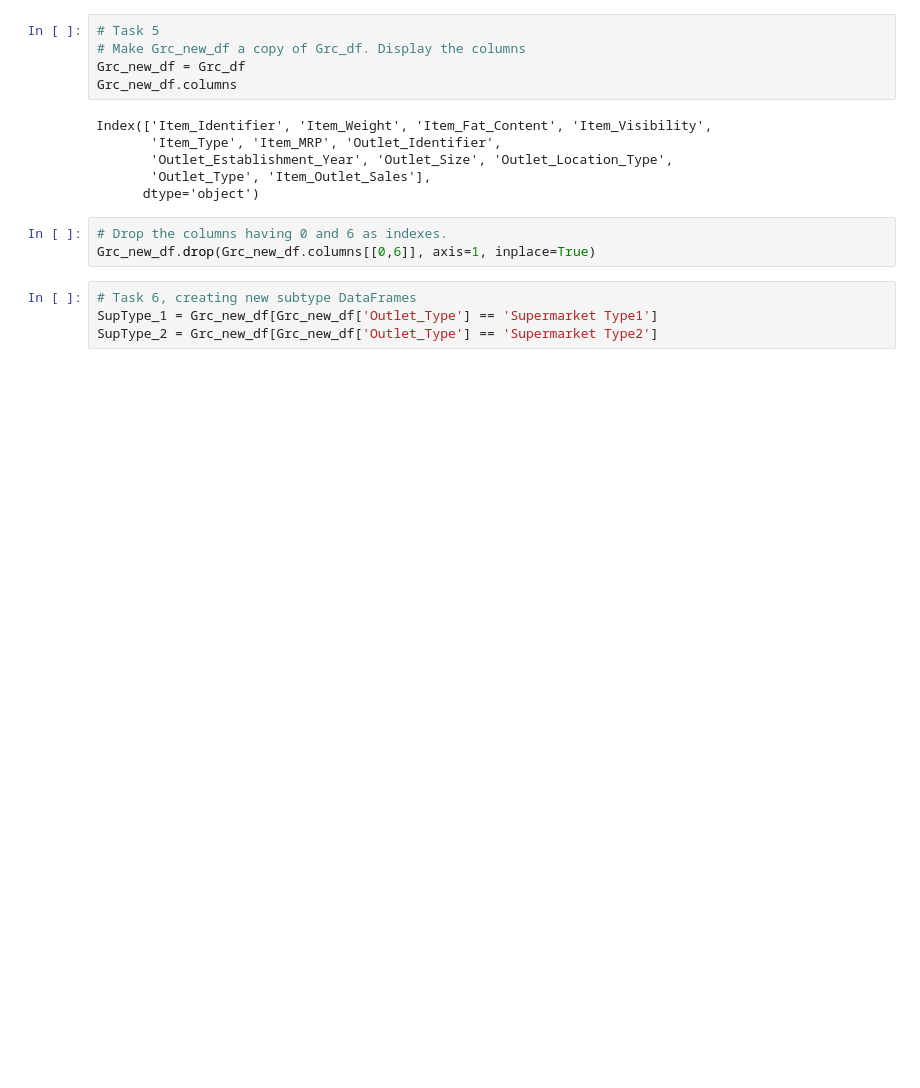
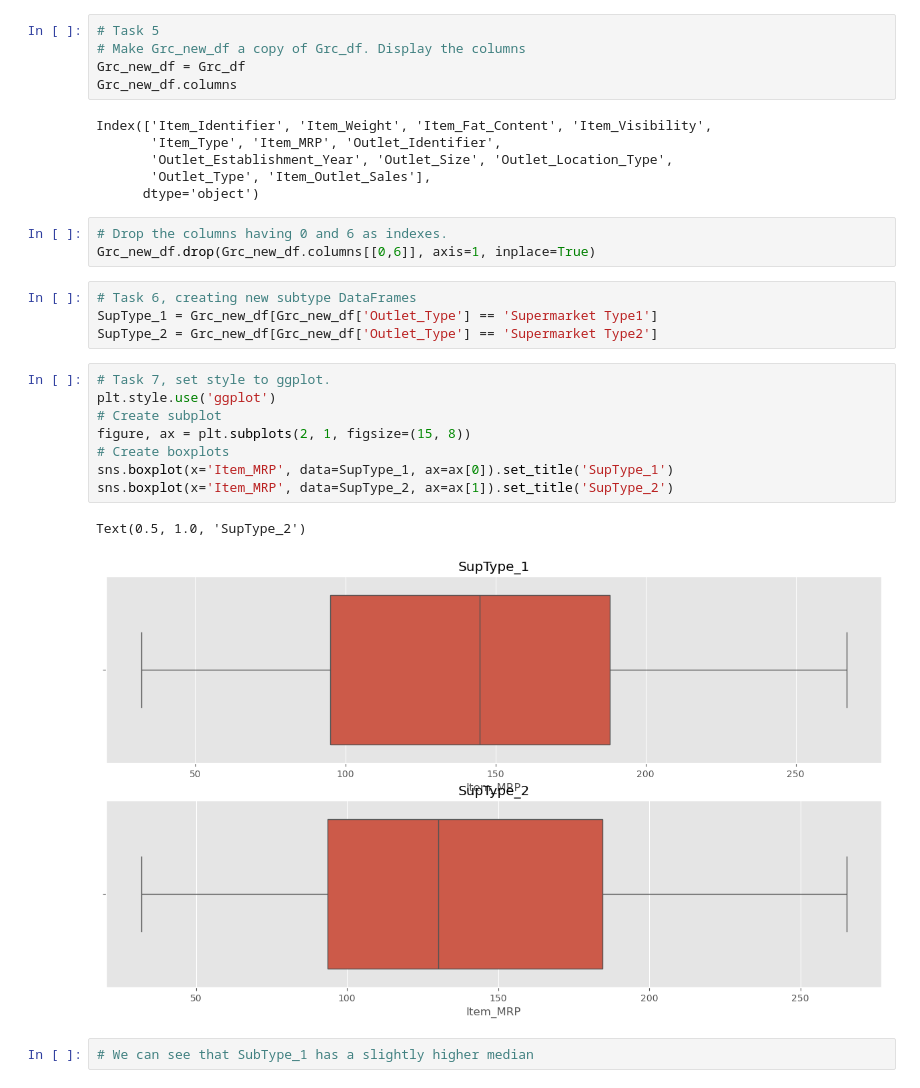
Before and after one commit to kristofferskvam/DAVE3625, a Jupyter notebook: Oblig1/test.ipynb, the cells around one changed output. Drawn from its saved outputs; the diff is of its cells as text; blank space fills up the shorter version.

```diff
--- a/Oblig1/test.ipynb
+++ b/Oblig1/test.ipynb
@@ -116,3 +116,16 @@ Grc_new_df.drop(Grc_new_df.columns[[0,6]], axis=1, inplace=True)
 # Task 6, creating new subtype DataFrames
 SupType_1 = Grc_new_df[Grc_new_df['Outlet_Type'] == 'Supermarket Type1']
 SupType_2 = Grc_new_df[Grc_new_df['Outlet_Type'] == 'Supermarket Type2']
+# %%
+# Task 7, set style to ggplot.
+plt.style.use('ggplot')
+# Create subplot
+figure, ax = plt.subplots(2, 1, figsize=(15, 8))
+# Create boxplots
+sns.boxplot(x='Item_MRP', data=SupType_1, ax=ax[0]).set_title('SupType_1')
+sns.boxplot(x='Item_MRP', data=SupType_2, ax=ax[1]).set_title('SupType_2')
+# %% [output]
+Text(0.5, 1.0, 'SupType_2')
+[figure, added]
+# %%
+# We can see that SubType_1 has a slightly higher median
```
Also changed, not shown: parts of 6 cells of this notebook.
